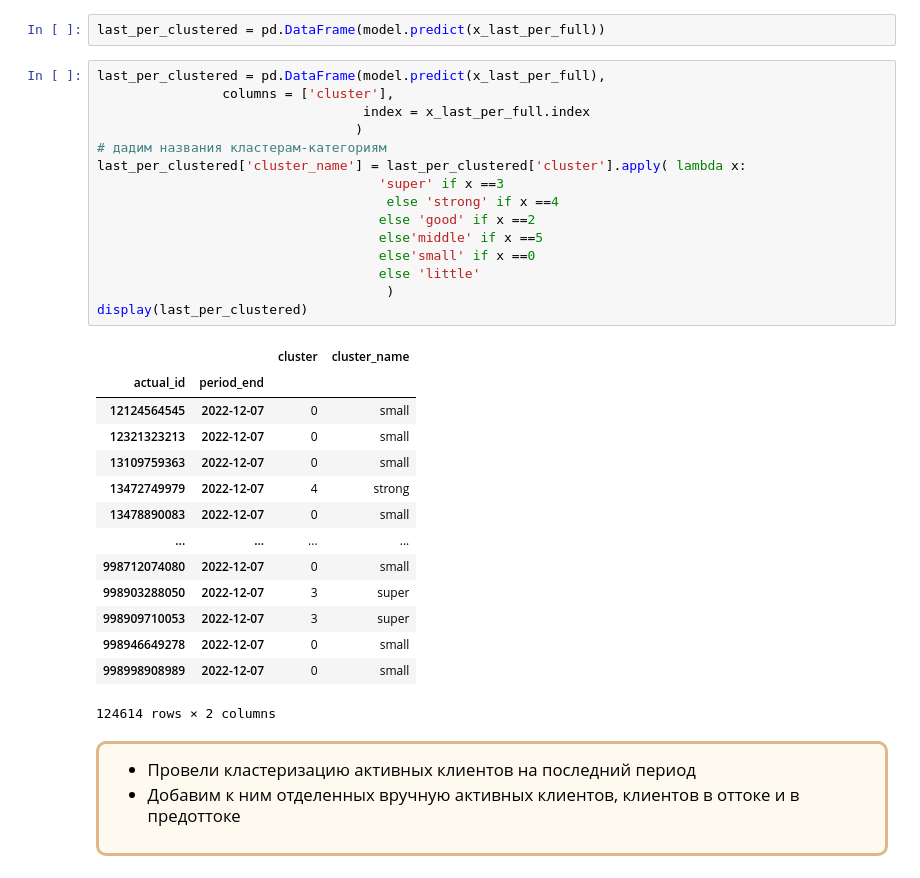
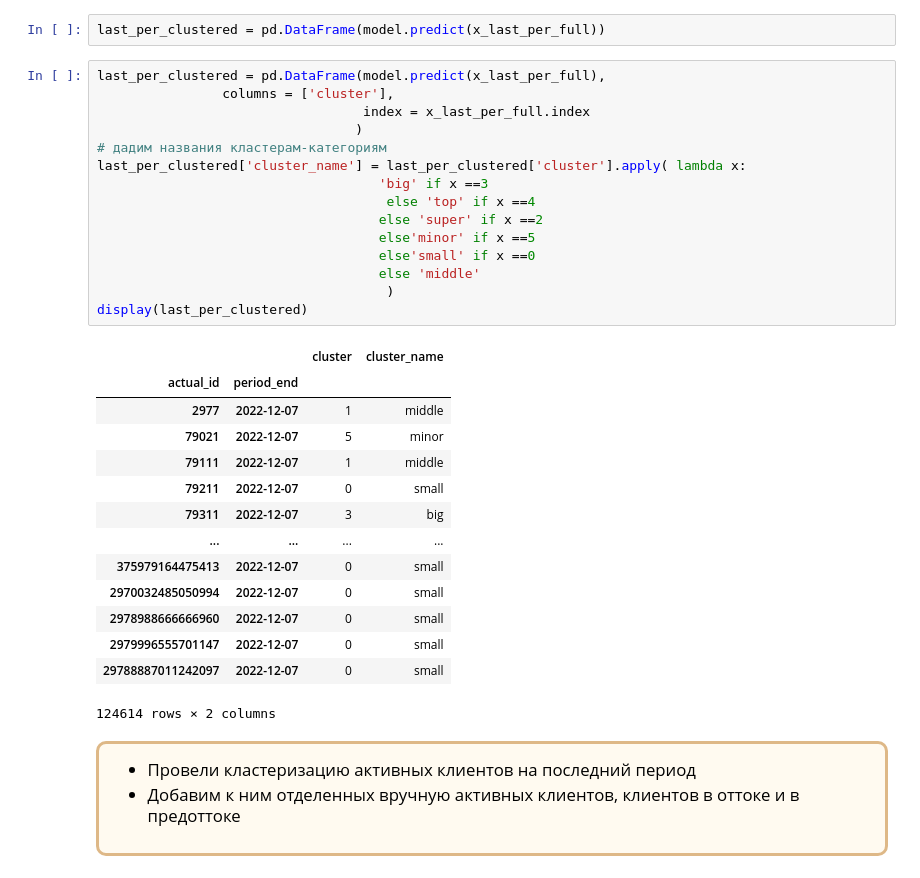
Before and after one commit to 4Sin/cofee_test, a Jupyter notebook: coffee_test_ASin.ipynb, the cells around one changed output. Saved outputs shown, nothing was run; the diff lists cells and outputs as text.

```diff
--- a/coffee_test_ASin.ipynb
+++ b/coffee_test_ASin.ipynb
@@ -755,32 +755,32 @@ last_per_clustered = pd.DataFrame(model.predict(x_last_per_full))
 # %%
 last_per_clustered = pd.DataFrame(model.predict(x_last_per_full),
                 columns = ['cluster'],
                                   index = x_last_per_full.index
                                  )
 # дадим названия кластерам-категориям
 last_per_clustered['cluster_name'] = last_per_clustered['cluster'].apply( lambda x:
-                                    'super' if x ==3
-                                     else 'strong' if x ==4
-                                    else 'good' if x ==2
-                                    else'middle' if x ==5
+                                    'big' if x ==3
+                                     else 'top' if x ==4
+                                    else 'super' if x ==2
+                                    else'minor' if x ==5
                                     else'small' if x ==0
-                                    else 'little'
+                                    else 'middle'
                                      )
 display(last_per_clustered)
 # %% [output]
 |  |  | cluster | cluster_name |
 | actual_id | period_end |  |  |
-| 12124564545 | 2022-12-07 | 0 | small |
-| 12321323213 | 2022-12-07 | 0 | small |
-| 13109759363 | 2022-12-07 | 0 | small |
-| 13472749979 | 2022-12-07 | 4 | strong |
-| 13478890083 | 2022-12-07 | 0 | small |
+| 2977 | 2022-12-07 | 1 | middle |
+| 79021 | 2022-12-07 | 5 | minor |
+| 79111 | 2022-12-07 | 1 | middle |
+| 79211 | 2022-12-07 | 0 | small |
+| 79311 | 2022-12-07 | 3 | big |
 | ... | ... | ... | ... |
-| 998712074080 | 2022-12-07 | 0 | small |
-| 998903288050 | 2022-12-07 | 3 | super |
-| 998909710053 | 2022-12-07 | 3 | super |
-| 998946649278 | 2022-12-07 | 0 | small |
-| 998998908989 | 2022-12-07 | 0 | small |
+| 375979164475413 | 2022-12-07 | 0 | small |
+| 2970032485050994 | 2022-12-07 | 0 | small |
+| 2978988666666960 | 2022-12-07 | 0 | small |
+| 2979996555701147 | 2022-12-07 | 0 | small |
+| 29788887011242097 | 2022-12-07 | 0 | small |
 124614 rows × 2 columns
 # %% [markdown]
 <div style="border-radius:10px;
```
Also changed, not shown: parts of 19 cells of this notebook.
